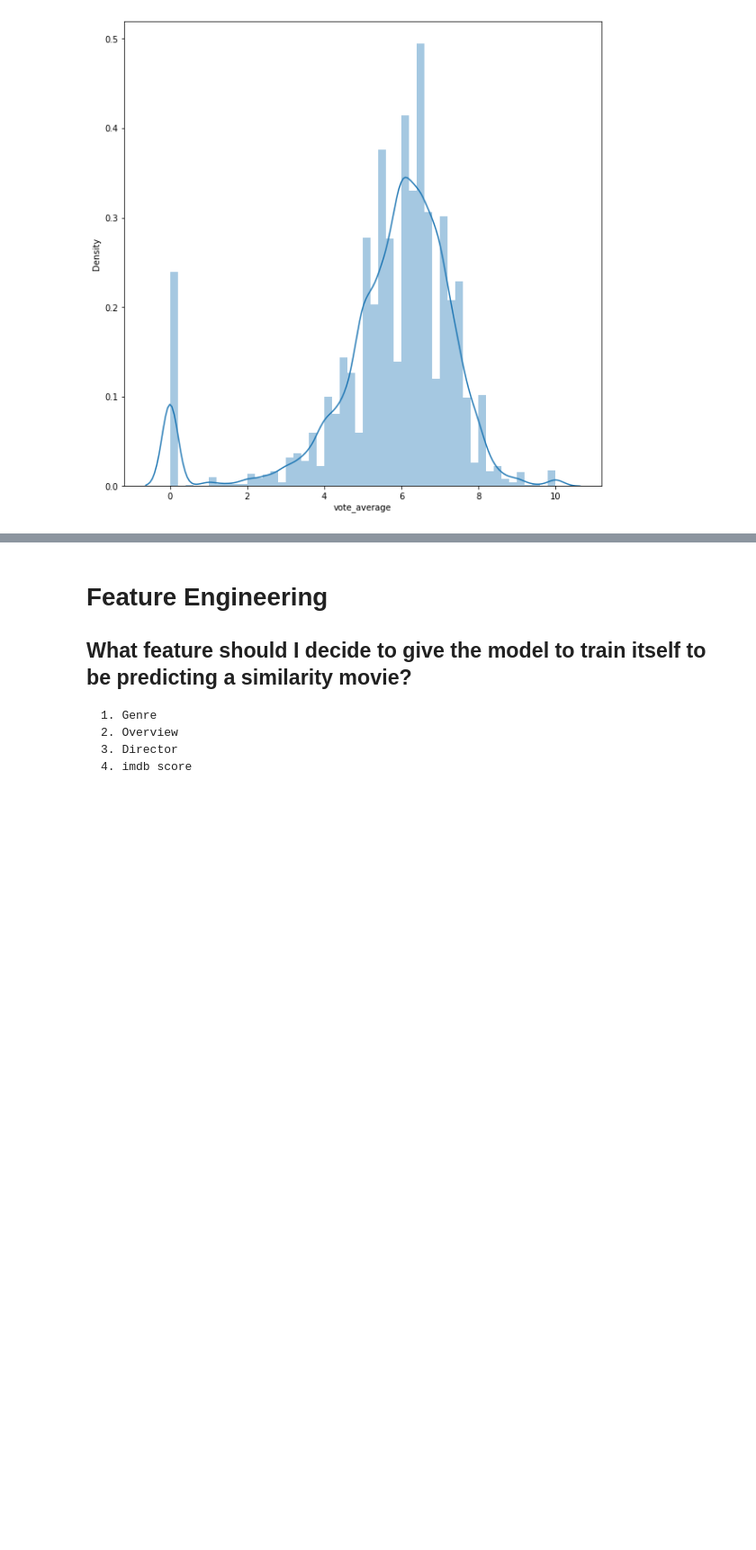
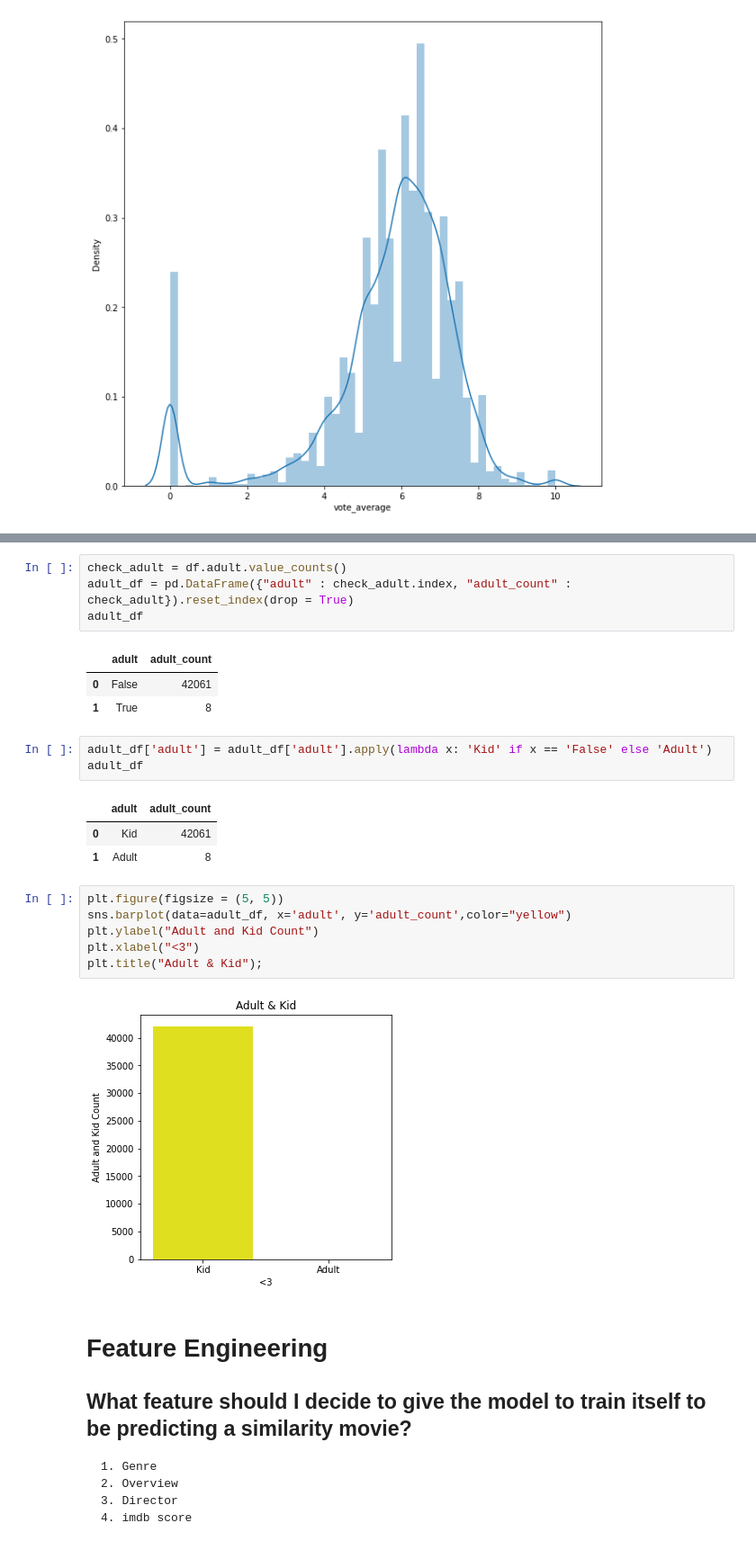
Before and after one commit to salenewOrld/netflix-movies-suggestion, a Jupyter notebook: Final/Untitled3.ipynb, the cells around one changed output, grey strips where cells are left out. Shown at 90% size. Cells and saved outputs as stored; diff of their text form; blank space fills up the shorter version.

```diff
--- a/Final/Untitled3.ipynb
+++ b/Final/Untitled3.ipynb
@@ -468,3 +511,26 @@ sns.distplot(df['vote_average']);
+# %%
+check_adult = df.adult.value_counts()
+adult_df = pd.DataFrame({"adult" : check_adult.index, "adult_count" : check_adult}).reset_index(drop = True)
+adult_df
+# %% [output]
+|  | adult | adult_count |
+| 0 | False | 42061 |
+| 1 | True | 8 |
+# %%
+adult_df['adult'] = adult_df['adult'].apply(lambda x: 'Kid' if x == 'False' else 'Adult')
+adult_df
+# %% [output]
+|  | adult | adult_count |
+| 0 | Kid | 42061 |
+| 1 | Adult | 8 |
+# %%
+plt.figure(figsize = (5, 5))
+sns.barplot(data=adult_df, x='adult', y='adult_count',color="yellow")
+plt.ylabel("Adult and Kid Count")
+plt.xlabel("<3")
+plt.title("Adult & Kid");
+# %% [output]
+[figure, added]
 # %% [markdown]
 # Feature Engineering
 ## What feature should I decide to give the model to train itself to be predicting a similarity movie?
```
Also changed, not shown: parts of 3 cells of this notebook.
